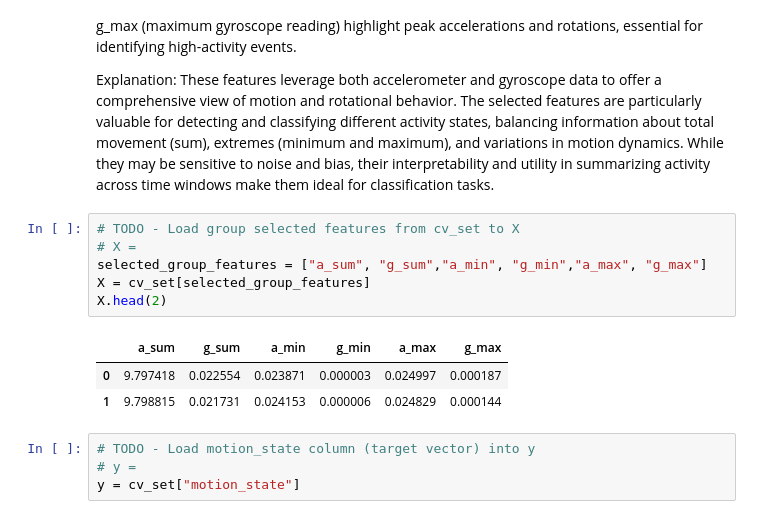
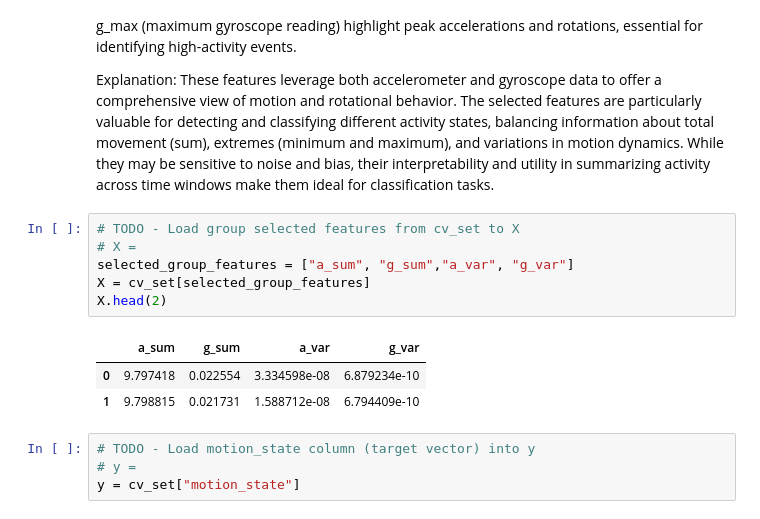
Before and after one commit to SaharYousefi92/engg680_2024_fall, a Jupyter notebook: Lab-Assignment4/MLApplications-VehicleMotionStateClassification.ipynb, the cells around one changed output. Cells and saved outputs as stored; diff of their text form.

```diff
--- a/Lab-Assignment4/MLApplications-VehicleMotionStateClassification.ipynb
+++ b/Lab-Assignment4/MLApplications-VehicleMotionStateClassification.ipynb
@@ -659,13 +659,13 @@ Explanation: These features leverage both accelerometer and gyroscope data to of
 # %%
 # TODO - Load group selected features from cv_set to X
 # X =
-selected_group_features = ["a_sum", "g_sum","a_min", "g_min","a_max", "g_max"]
+selected_group_features = ["a_sum", "g_sum","a_var", "g_var"]
 X = cv_set[selected_group_features]
 X.head(2)
 # %% [output]
-|  | a_sum | g_sum | a_min | g_min | a_max | g_max |
-| 0 | 9.797418 | 0.022554 | 0.023871 | 0.000003 | 0.024997 | 0.000187 |
-| 1 | 9.798815 | 0.021731 | 0.024153 | 0.000006 | 0.024829 | 0.000144 |
+|  | a_sum | g_sum | a_var | g_var |
+| 0 | 9.797418 | 0.022554 | 3.334598e-08 | 6.879234e-10 |
+| 1 | 9.798815 | 0.021731 | 1.588712e-08 | 6.794409e-10 |
 # %%
 # TODO - Load motion_state column (target vector) into y
 # y =
```
Also changed, not shown: parts of 12 cells of this notebook.
